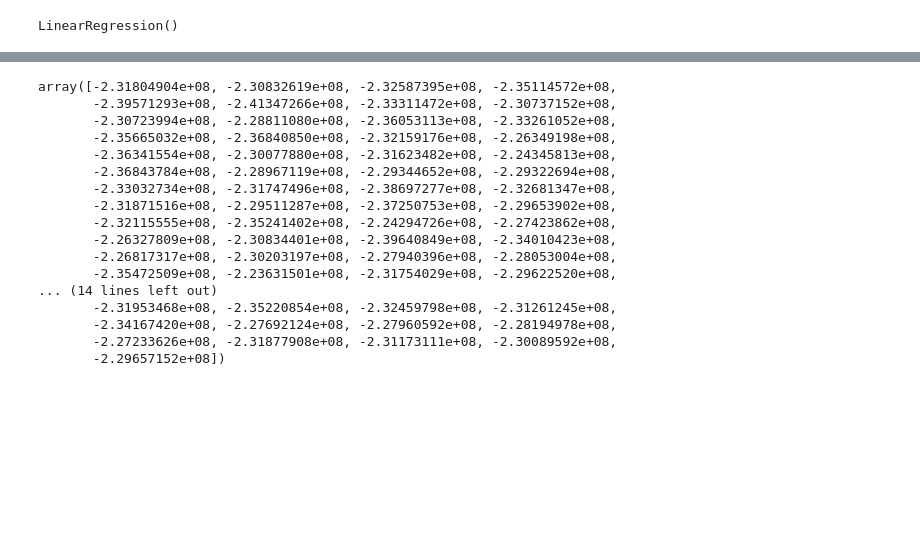
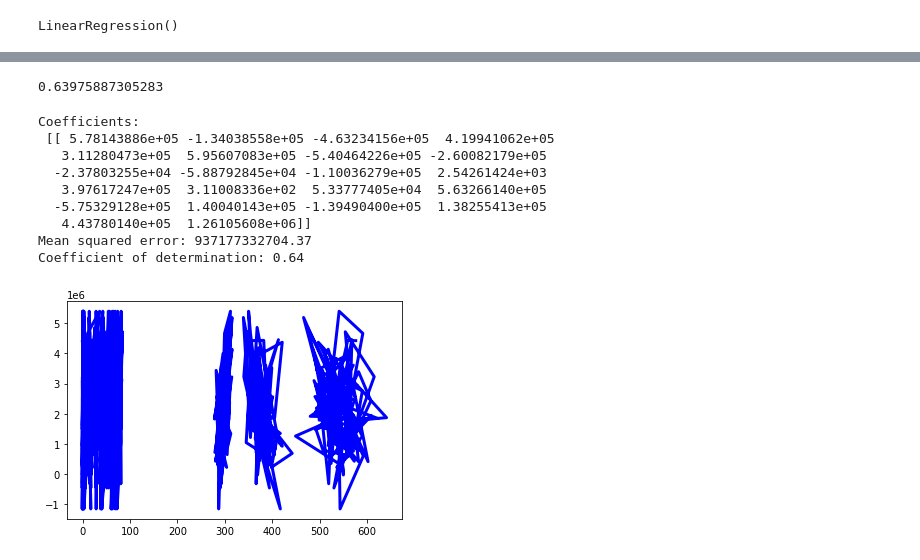
Before and after one commit to joelapsansky/red-team, a Jupyter notebook: supervised_learning.ipynb, the cells around one changed output, grey strips where cells are left out. Drawn from its saved outputs; the diff is of its cells as text; code cells hidden in the pictures; blank space fills up the shorter version.

Commit message:
adding explantory variance

```diff
--- a/supervised_learning.ipynb
+++ b/supervised_learning.ipynb
@@ -174,13 +119,23 @@ sns.heatmap(c_matrix)
+# %%
+# Create a scaler instance
+scaler = StandardScaler()
+
+# Fit
+X_scaler = scaler.fit(X_train)
+
+# Scale the data
+X_train_scaled = X_scaler.transform(X_train)
+X_test_scaled = X_scaler.transform(X_test)
 # %%
 # Call Linear Regression model
 model = linear_model.LinearRegression()
 
 # Train data to model
-model.fit(X, y)
+model.fit(X_train_scaled, y_train)
 # %% [output]
 LinearRegression()
 # %%
 # Predict
-y_pred = model.predict(X_test)
+y_pred = model.predict(X_test_scaled)
 y_pred
 # %% [output]
@@ -204,22 +159,31 @@ array([[-128.62260218],
-# %%
-# "Unscale"
-predicted = scaler_y.inverse_transform(y_pred.reshape(-1,1)).reshape(-1)
-predicted
-# %% [output]
-array([-2.31804904e+08, -2.30832619e+08, -2.32587395e+08, -2.35114572e+08,
-       -2.39571293e+08, -2.41347266e+08, -2.33311472e+08, -2.30737152e+08,
-       -2.30723994e+08, -2.28811080e+08, -2.36053113e+08, -2.33261052e+08,
-       -2.35665032e+08, -2.36840850e+08, -2.32159176e+08, -2.26349198e+08,
-       -2.36341554e+08, -2.30077880e+08, -2.31623482e+08, -2.24345813e+08,
-       -2.36843784e+08, -2.28967119e+08, -2.29344652e+08, -2.29322694e+08,
-       -2.33032734e+08, -2.31747496e+08, -2.38697277e+08, -2.32681347e+08,
-       -2.31871516e+08, -2.29511287e+08, -2.37250753e+08, -2.29653902e+08,
-       -2.32115555e+08, -2.35241402e+08, -2.24294726e+08, -2.27423862e+08,
-       -2.26327809e+08, -2.30834401e+08, -2.39640849e+08, -2.34010423e+08,
-       -2.26817317e+08, -2.30203197e+08, -2.27940396e+08, -2.28053004e+08,
-       -2.35472509e+08, -2.23631501e+08, -2.31754029e+08, -2.29622520e+08,
-... (14 lines left out)
-       -2.31953468e+08, -2.35220854e+08, -2.32459798e+08, -2.31261245e+08,
-       -2.34167420e+08, -2.27692124e+08, -2.27960592e+08, -2.28194978e+08,
-       -2.27233626e+08, -2.31877908e+08, -2.31173111e+08, -2.30089592e+08,
-       -2.29657152e+08])
+# %%
+explained_variance_score(y_test, y_pred)
+# %% [output]
+0.63975887305283
+# %%
+# Print Coeffs
+print('Coefficients: \n', model.coef_)
+
+# MSE
+print('Mean squared error: %.2f'
+      % mean_squared_error(y_test, y_pred))
+
+# Coefficient of determination (should match explained variance)
+print('Coefficient of determination: %.2f'
+      % r2_score(y_test, y_pred))
+
+# Plot
+plt.plot(X_test, y_pred, color='blue', linewidth=3)
+
+plt.show()
+# %% [output]
+Coefficients:
+ [[ 5.78143886e+05 -1.34038558e+05 -4.63234156e+05  4.19941062e+05
+   3.11280473e+05  5.95607083e+05 -5.40464226e+05 -2.60082179e+05
+  -2.37803255e+04 -5.88792845e+04 -1.10036279e+05  2.54261424e+03
+   3.97617247e+05  3.11008336e+02  5.33777405e+04  5.63266140e+05
+  -5.75329128e+05  1.40040143e+05 -1.39490400e+05  1.38255413e+05
+   4.43780140e+05  1.26105608e+06]]
+Mean squared error: 937177332704.37
+Coefficient of determination: 0.64
+[figure, added]
```
Also changed, not shown: parts of 11 cells of this notebook.
